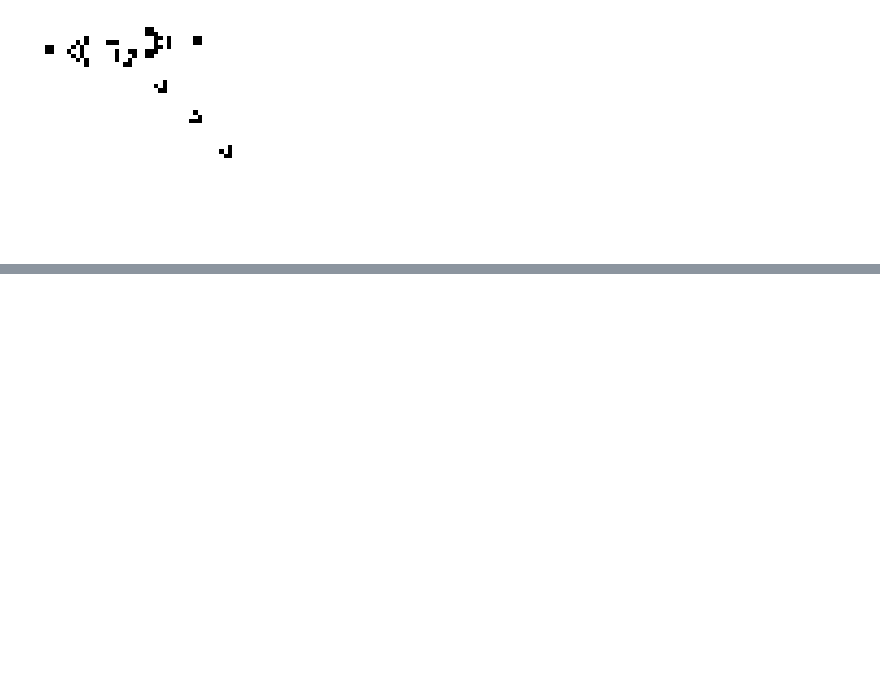
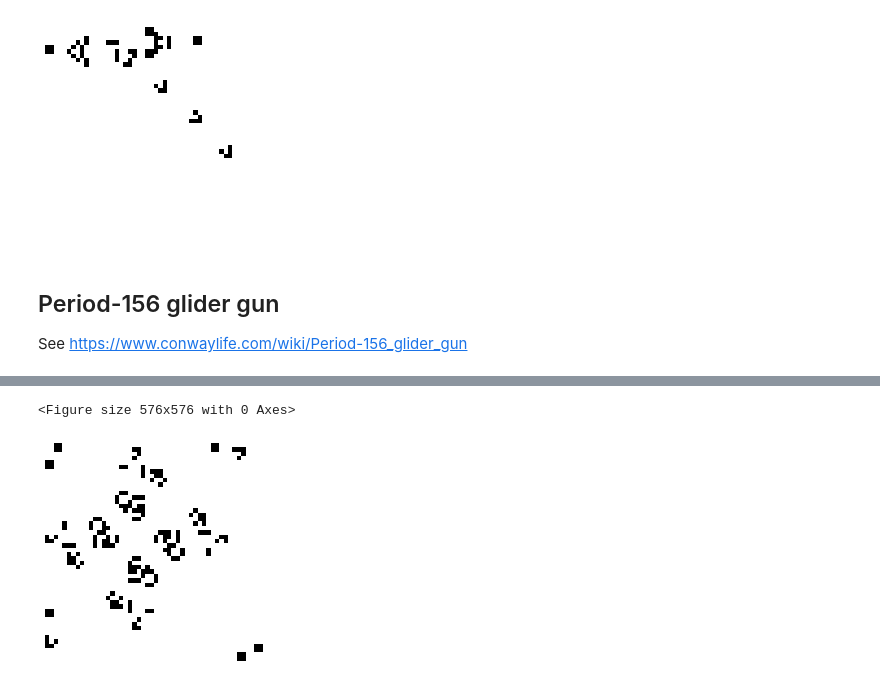
Before and after one commit to CADLabs/radCAD, a Jupyter notebook: examples/game-of-life/game-of-life.ipynb, the cells around one changed output, grey strips where cells are left out. Drawn from its saved outputs; the diff is of its cells as text; code cells hidden in the pictures; blank space fills up the shorter version.

```diff
--- a/examples/game-of-life/game-of-life.ipynb
+++ b/examples/game-of-life/game-of-life.ipynb
@@ -235,3 +257,7 @@ animate_board(df, file='gosper-glider-gun.gif')
 [interactive output not drawn]
 <Figure size 576x576 with 0 Axes>
 [figure]
+# %% [markdown]
+## Period-156 glider gun
+
+See https://www.conwaylife.com/wiki/Period-156_glider_gun
@@ -237,0 +352,12 @@ animate_board(df, file='gosper-glider-gun.gif')
+# %%
+TIMESTEPS = 100
+RUNS = 1
+
+model = Model(initial_state=initial_state, state_update_blocks=state_update_blocks, params=params)
+simulation = Simulation(model=model, timesteps=TIMESTEPS, runs=RUNS)
+
+result = simulation.run()
+df = pd.DataFrame(result)
+
+animate_board(df, file='period-156-glider-gun.gif')
+# %% [output]
@@ -237,0 +365,2 @@ animate_board(df, file='gosper-glider-gun.gif')
+<Figure size 576x576 with 0 Axes>
+[figure, added]
```
Also changed, not shown: parts of 9 cells of this notebook, 9 other files.
